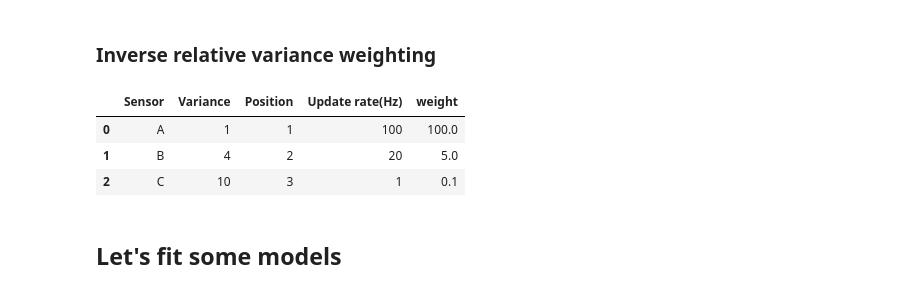
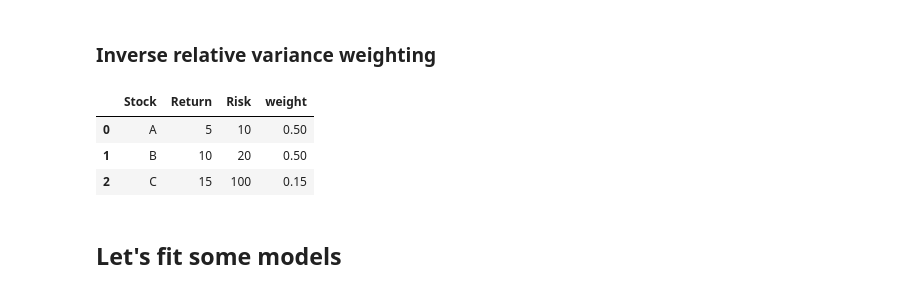
Before and after one commit to abhi74k/stats, a Jupyter notebook: weighted_linear_regression.ipynb, the cells around one changed output. Cells and saved outputs as stored; diff of their text form; code cells hidden in the pictures.

```diff
--- a/weighted_linear_regression.ipynb
+++ b/weighted_linear_regression.ipynb
@@ -112,17 +112,17 @@ plt.plot()
 # %%
 data = pd.DataFrame({
     'Stock': ['A', 'B', 'C'],
     'Return': [5, 10, 15],
     'Risk': [10, 20, 100] # variance
 })
 
-data['weight'] = data['Update rate(Hz)'] / data['Variance']
+data['weight'] = data['Return'] / data['Risk']
 data
 # %% [output]
-|  | Sensor | Variance | Position | Update rate(Hz) | weight |
-| 0 | A | 1 | 1 | 100 | 100.0 |
-| 1 | B | 4 | 2 | 20 | 5.0 |
-| 2 | C | 10 | 3 | 1 | 0.1 |
+|  | Stock | Return | Risk | weight |
+| 0 | A | 5 | 10 | 0.50 |
+| 1 | B | 10 | 20 | 0.50 |
+| 2 | C | 15 | 100 | 0.15 |
 # %% [markdown]
 ## Let's fit some models
 # %% [markdown]
```
Also changed, not shown: parts of 2 cells of this notebook.
